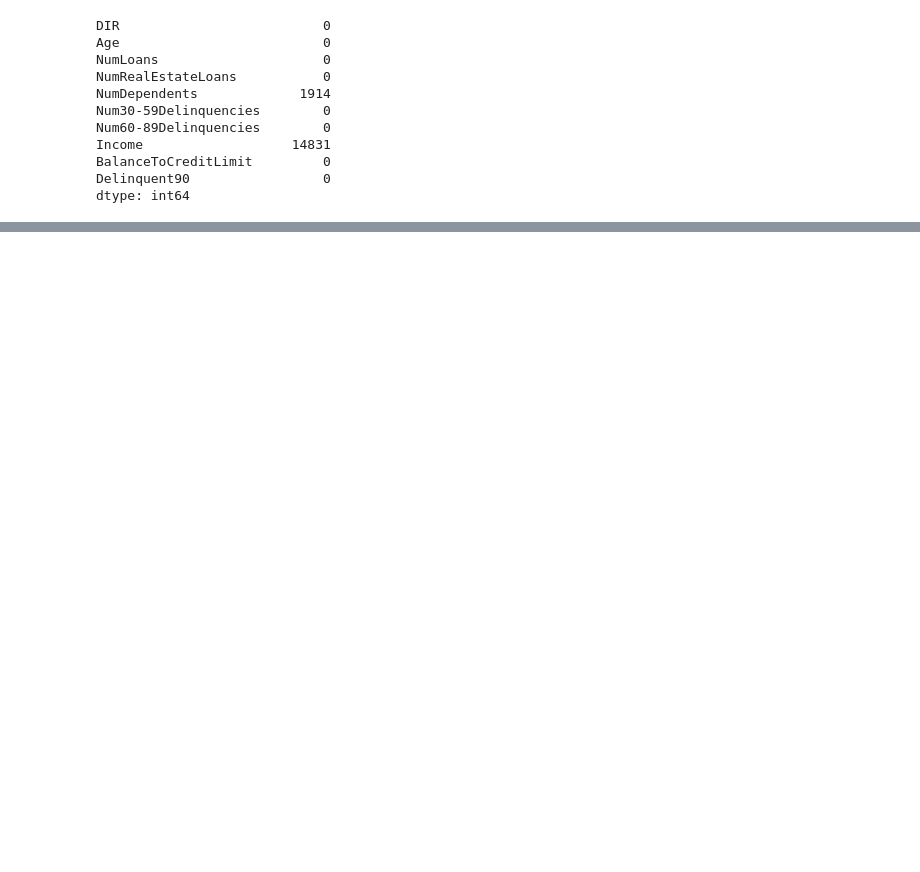
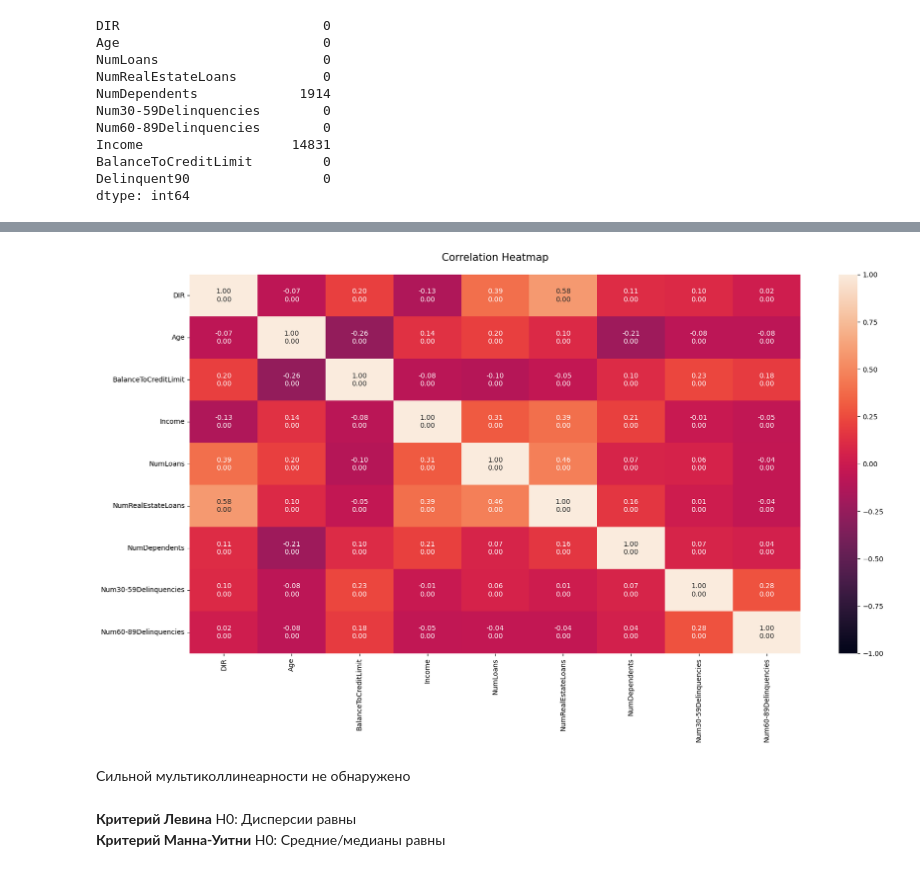
Before and after one commit to EugeneSt27/Machine-learning, a Jupyter notebook: Lab3/Lab3.ipynb, the cells around one changed output, grey strips where cells are left out. Cells and saved outputs as stored; diff of their text form; code cells hidden in the pictures; blank space fills up the shorter version.

```diff
--- a/Lab3/Lab3.ipynb
+++ b/Lab3/Lab3.ipynb
@@ -17,6 +18,10 @@ from sklearn.tree import DecisionTreeClassifier
 from sklearn import tree
 from sklearn.ensemble import RandomForestClassifier
 import xgboost as xgb
+# %%
+def spearman_test(data_1, data_2):
+    correlation = spearmanr(data_1, data_2)
+    return '{0:.2f}\n{1:.2f}'.format(*correlation)
 # %% [markdown]
 # Анализ и предобработка данных
 # %%
@@ -86,0 +154,13 @@ plt.show()
+# %%
+correlation = df[num_features].corr(method = 'spearman')
+table = [[spearman_test(df[i], df[j]) for i in num_features] for j in num_features]
+plt.figure(figsize=(20, 10))
+heatmap = sns.heatmap(correlation, vmin=-1, vmax=1, annot=table, fmt='' )
+heatmap.set_title('Correlation Heatmap', fontdict ={'fontsize':15}, pad=20);
+# %% [output]
+[figure, added]
+# %% [markdown]
+Сильной мультиколлинеарности не обнаружено
+# %% [markdown]
+**Критерий Левина** Н0: Дисперсии равны
+**Критерий Манна-Уитни** Н0: Средние/медианы равны
```
Also changed, not shown: parts of 32 cells of this notebook.
